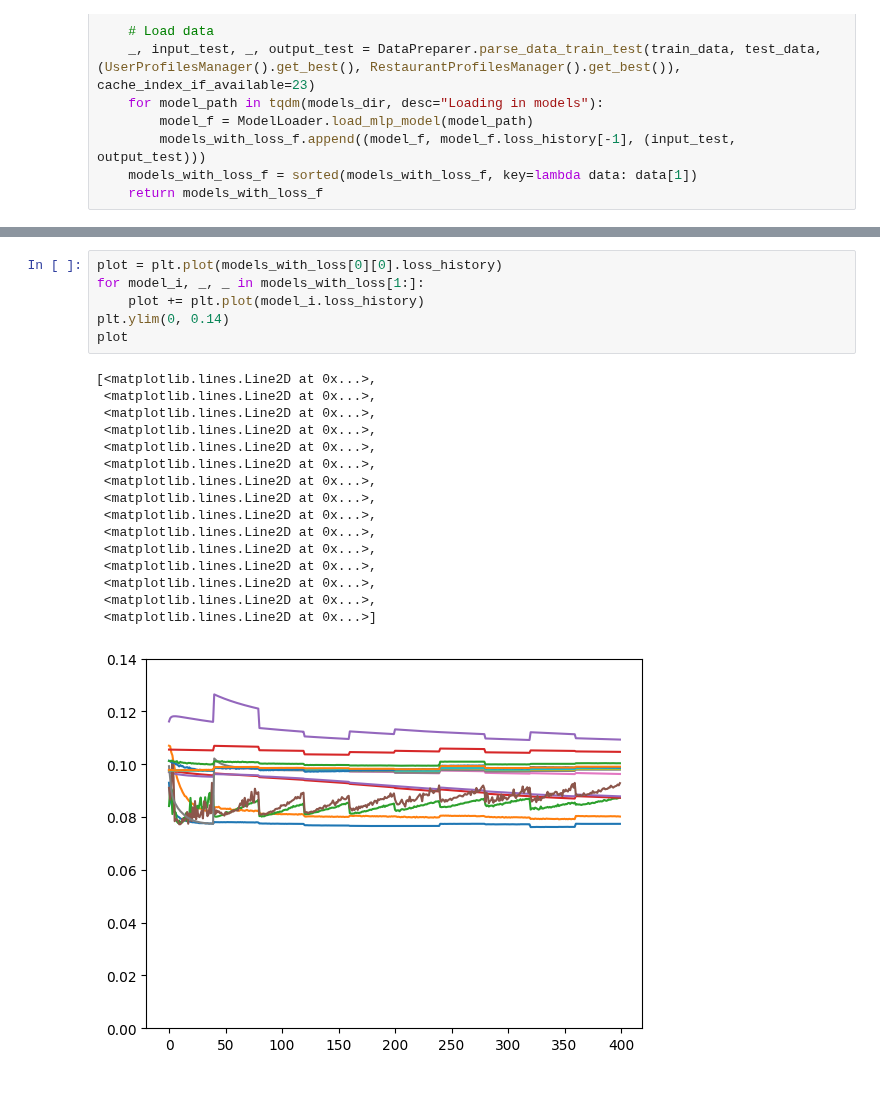
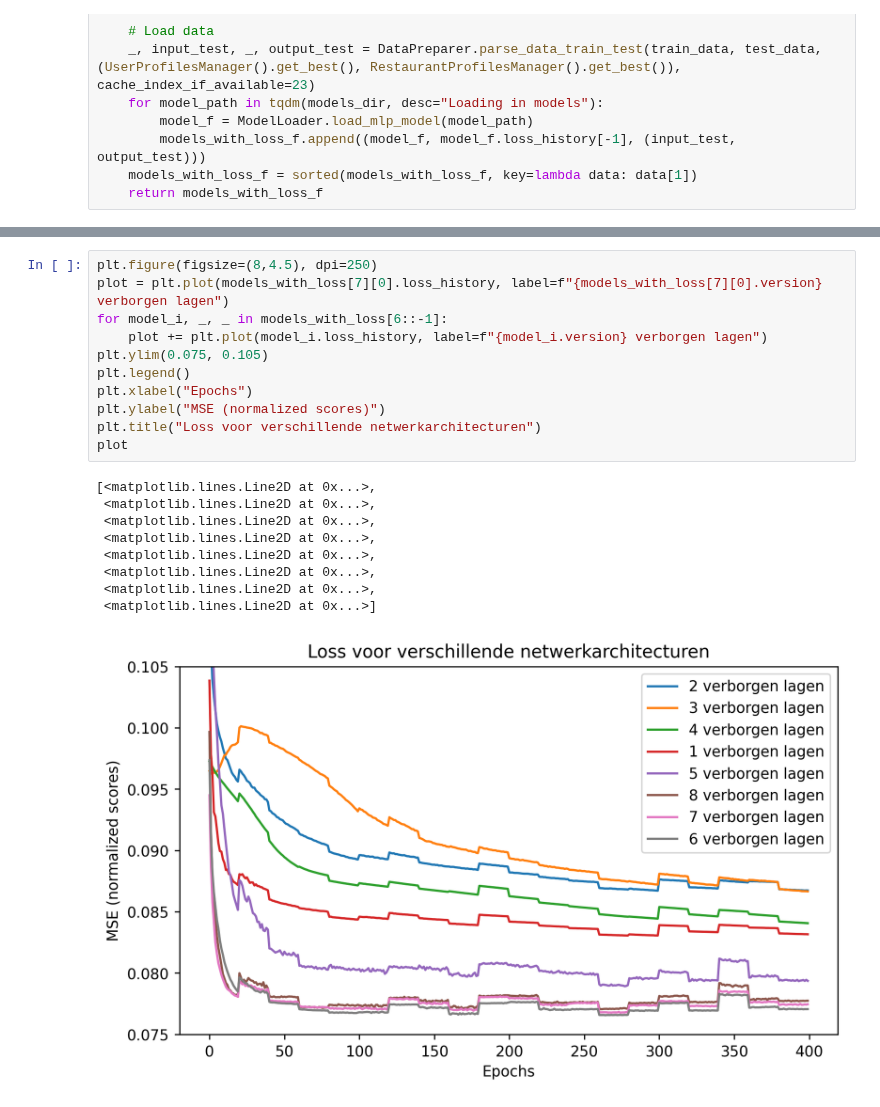
Before and after one commit to Tram13/masterthesis, a Jupyter notebook: src/predictor/trained_MLP_validation.ipynb, the cells around one changed output, grey strips where cells are left out. Saved outputs shown, nothing was run; the diff lists cells and outputs as text.

```diff
--- a/src/predictor/trained_MLP_validation.ipynb
+++ b/src/predictor/trained_MLP_validation.ipynb
@@ -156,25 +146,23 @@ Model used: <class 'predictor.implementations.multilayer_perceptron5.MultiLayerP
 | 38302 | 3 | 5 | 2 |
 38303 rows × 3 columns
 # %%
-plot = plt.plot(models_with_loss[0][0].loss_history)
-for model_i, _, _ in models_with_loss[1:]:
-    plot += plt.plot(model_i.loss_history)
-plt.ylim(0, 0.14)
+plt.figure(figsize=(8,4.5), dpi=250)
+plot = plt.plot(models_with_loss[7][0].loss_history, label=f"{models_with_loss[7][0].version} verborgen lagen")
+for model_i, _, _ in models_with_loss[6::-1]:
+    plot += plt.plot(model_i.loss_history, label=f"{model_i.version} verborgen lagen")
+plt.ylim(0.075, 0.105)
+plt.legend()
+plt.xlabel("Epochs")
+plt.ylabel("MSE (normalized scores)")
+plt.title("Loss voor verschillende netwerkarchitecturen")
 plot
 # %% [output]
 [<matplotlib.lines.Line2D at 0x...>,
  <matplotlib.lines.Line2D at 0x...>,
  <matplotlib.lines.Line2D at 0x...>,
  <matplotlib.lines.Line2D at 0x...>,
  <matplotlib.lines.Line2D at 0x...>,
  <matplotlib.lines.Line2D at 0x...>,
  <matplotlib.lines.Line2D at 0x...>,
- <matplotlib.lines.Line2D at 0x...>,
- <matplotlib.lines.Line2D at 0x...>,
- <matplotlib.lines.Line2D at 0x...>,
- <matplotlib.lines.Line2D at 0x...>,
- <matplotlib.lines.Line2D at 0x...>,
- <matplotlib.lines.Line2D at 0x...>,
- <matplotlib.lines.Line2D at 0x...>,
  <matplotlib.lines.Line2D at 0x...>]
-[figure, old version]
+[figure, new version]
```
Also changed, not shown: parts of 3 cells of this notebook.
